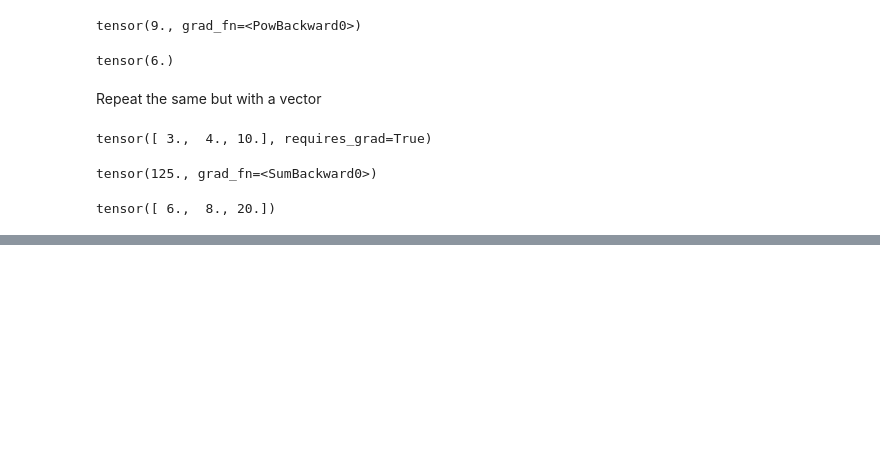
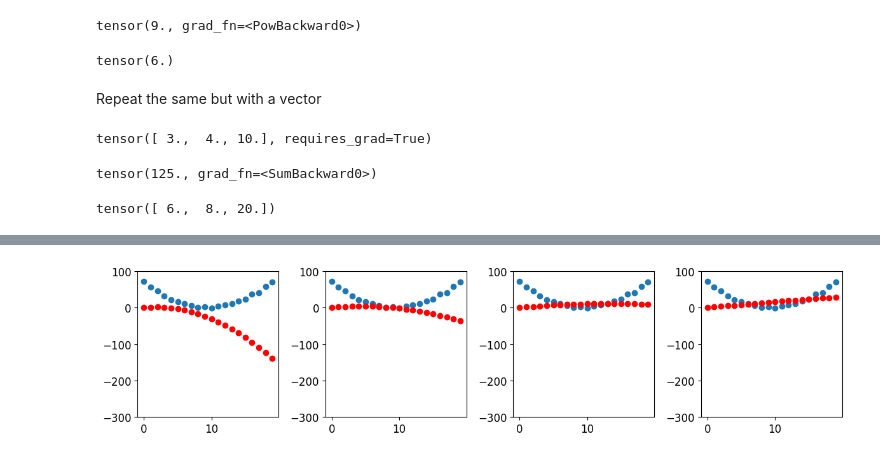
Before and after one commit to mendhak/fastai_lessons, a Jupyter notebook: 012_stochastic_gradient_descent.ipynb, the cells around one changed output, grey strips where cells are left out. Cells and saved outputs as stored; diff of their text form; code cells hidden in the pictures; blank space fills up the shorter version.

```diff
--- a/012_stochastic_gradient_descent.ipynb
+++ b/012_stochastic_gradient_descent.ipynb
@@ -70,0 +167,11 @@ Stepping with a learning rate
+# %%
+# To help repeat this, create a function to apply one step
+
+def apply_step(params, prn=True):
+    predictions = f(time, params)
+    loss = mean_squared_error(predictions, speed)
+    loss.backward()
+    params.data -= learning_rate * params.grad.data
+    params.grad = None
+    if prn: print(loss.item())
+    return predictions
@@ -70,0 +194,11 @@ Stepping with a learning rate
+# %%
+# reset
+params = original_params.detach().requires_grad_()
+# %%
+# Run the steps again with visualizations
+
+_,axs = plt.subplots(1,4, figsize=(12,3))
+for ax in axs: show_predictions(apply_step(params, False), ax)
+plt.tight_layout()
+# %% [output]
+[figure, added]
```
Also changed, not shown: parts of 24 cells of this notebook.
